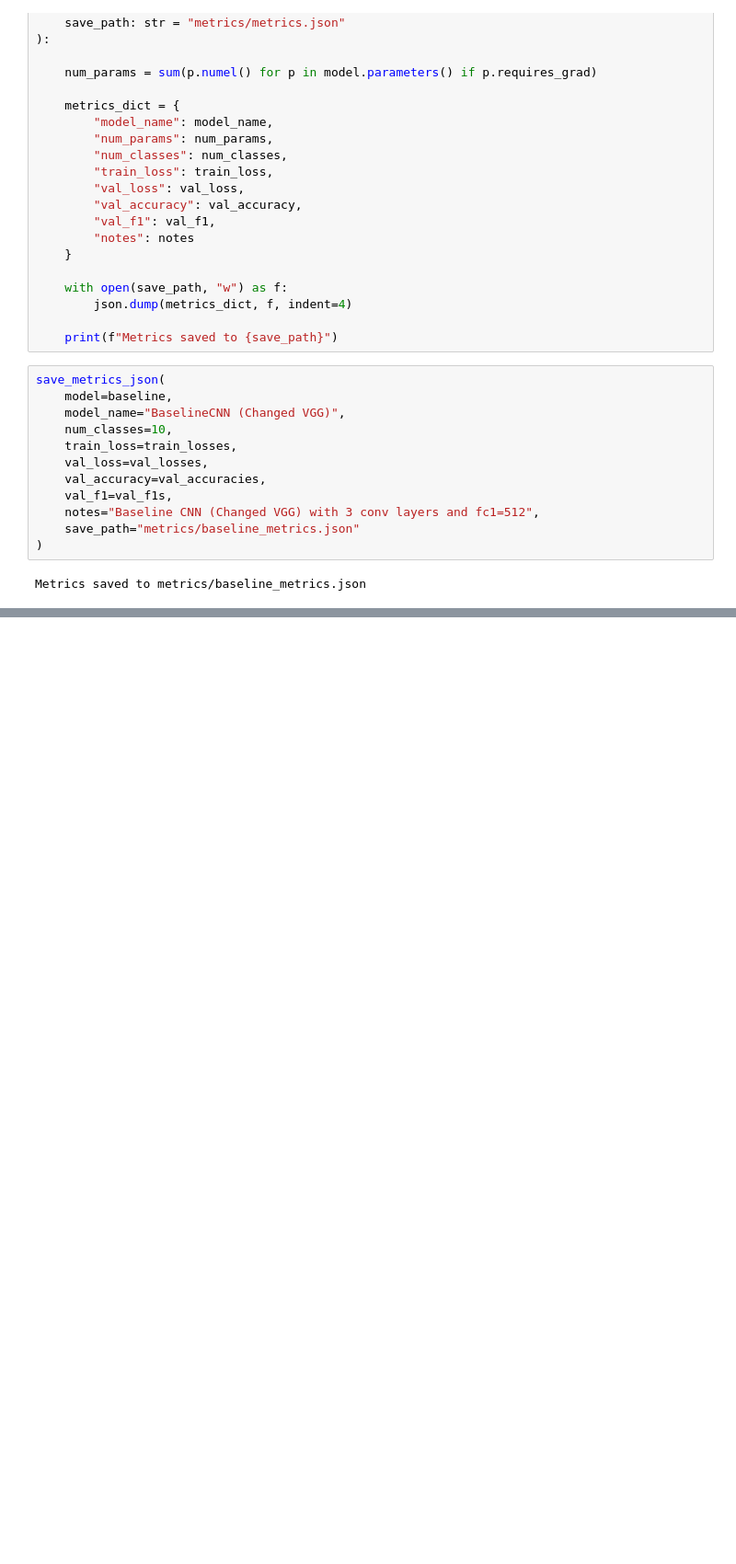
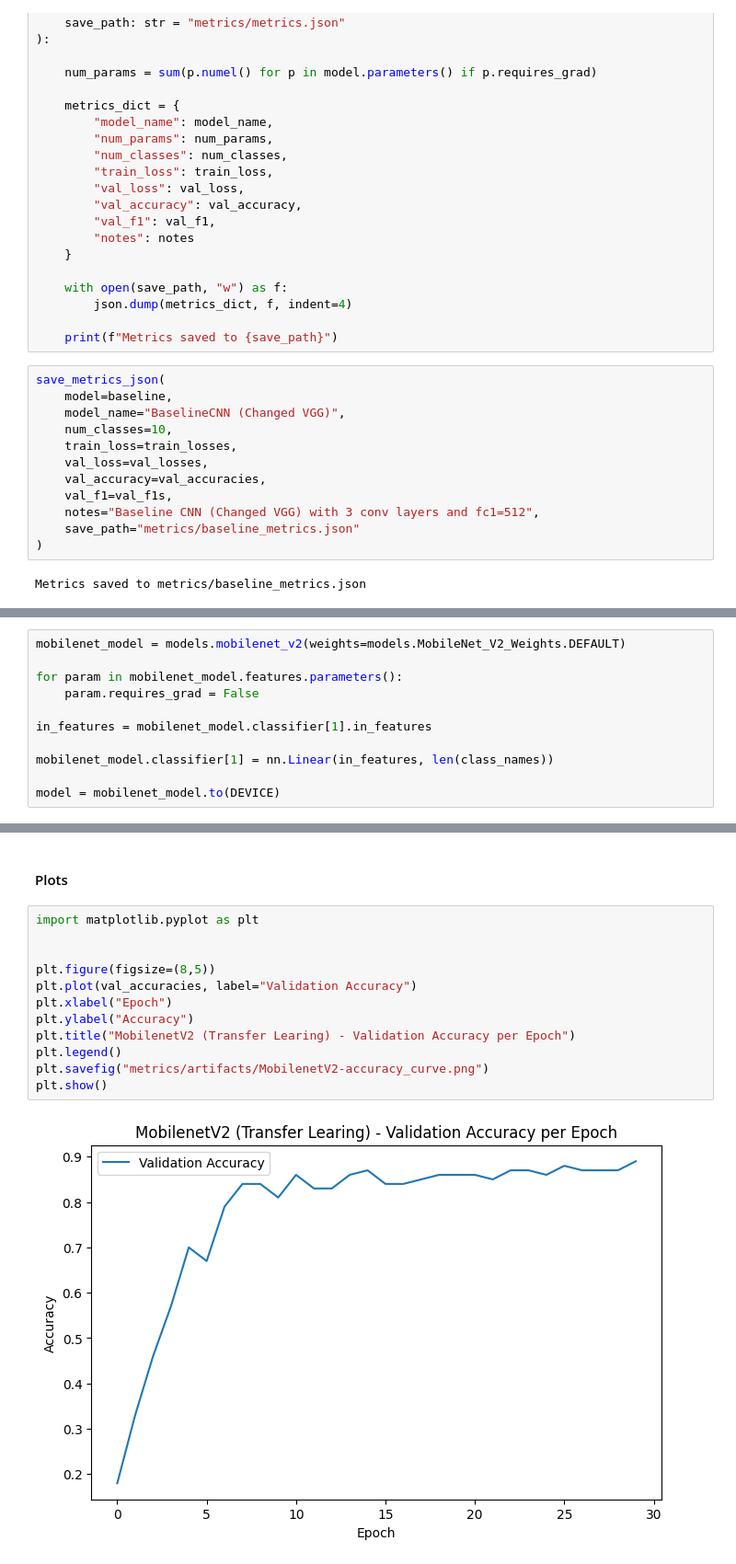
Before and after one commit to garaganlol/landmark-telegram-bot, a Jupyter notebook: notebooks/02_model_training.ipynb, the cells around one changed output, grey strips where cells are left out. Shown at 92% size. Drawn from its saved outputs; the diff is of its cells as text; blank space fills up the shorter version.

```diff
--- a/notebooks/02_model_training.ipynb
+++ b/notebooks/02_model_training.ipynb
@@ -447,0 +509,11 @@ baseline_metrics.head()
+# %%
+mobilenet_model = models.mobilenet_v2(weights=models.MobileNet_V2_Weights.DEFAULT)
+
+for param in mobilenet_model.features.parameters():
+    param.requires_grad = False
+
+in_features = mobilenet_model.classifier[1].in_features
+
+mobilenet_model.classifier[1] = nn.Linear(in_features, len(class_names))
+
+model = mobilenet_model.to(DEVICE)
@@ -447,0 +575,16 @@ baseline_metrics.head()
+# %% [markdown]
+#### Plots
+# %%
+import matplotlib.pyplot as plt
+
+
+plt.figure(figsize=(8,5))
+plt.plot(val_accuracies, label="Validation Accuracy")
+plt.xlabel("Epoch")
+plt.ylabel("Accuracy")
+plt.title("MobilenetV2 (Transfer Learing) - Validation Accuracy per Epoch")
+plt.legend()
+plt.savefig("metrics/artifacts/MobilenetV2-accuracy_curve.png")
+plt.show()
+# %% [output]
+[figure, added]
```
Also changed, not shown: parts of 14 cells of this notebook, 9 other files.
